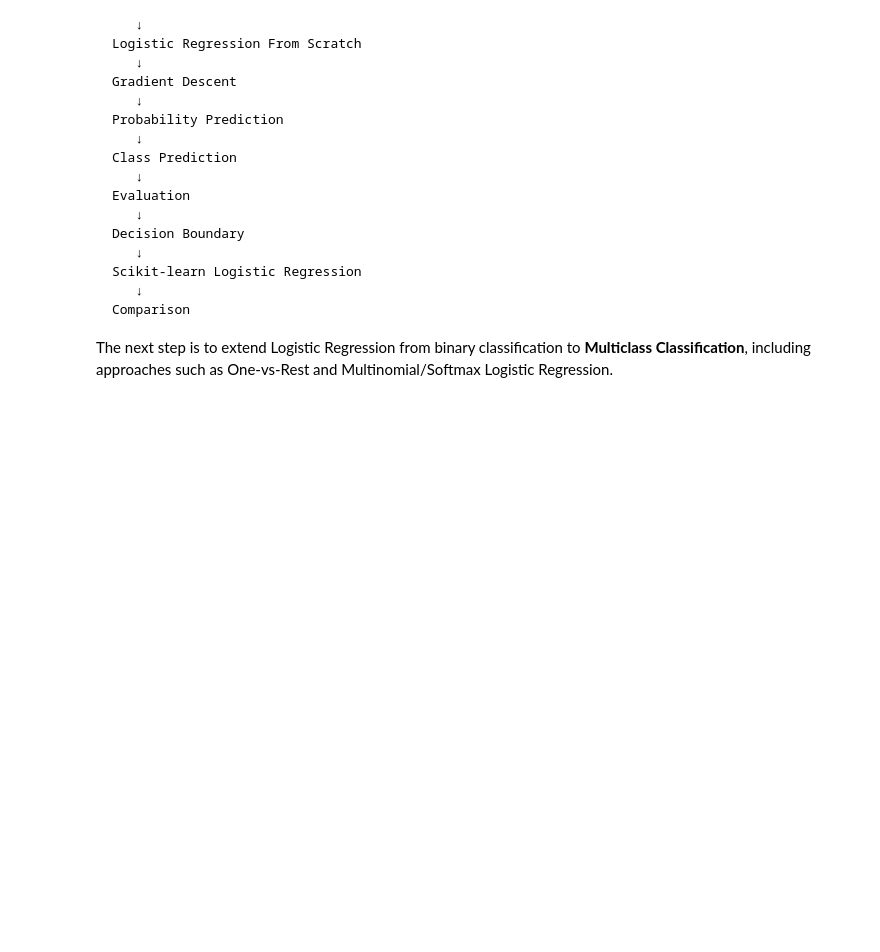
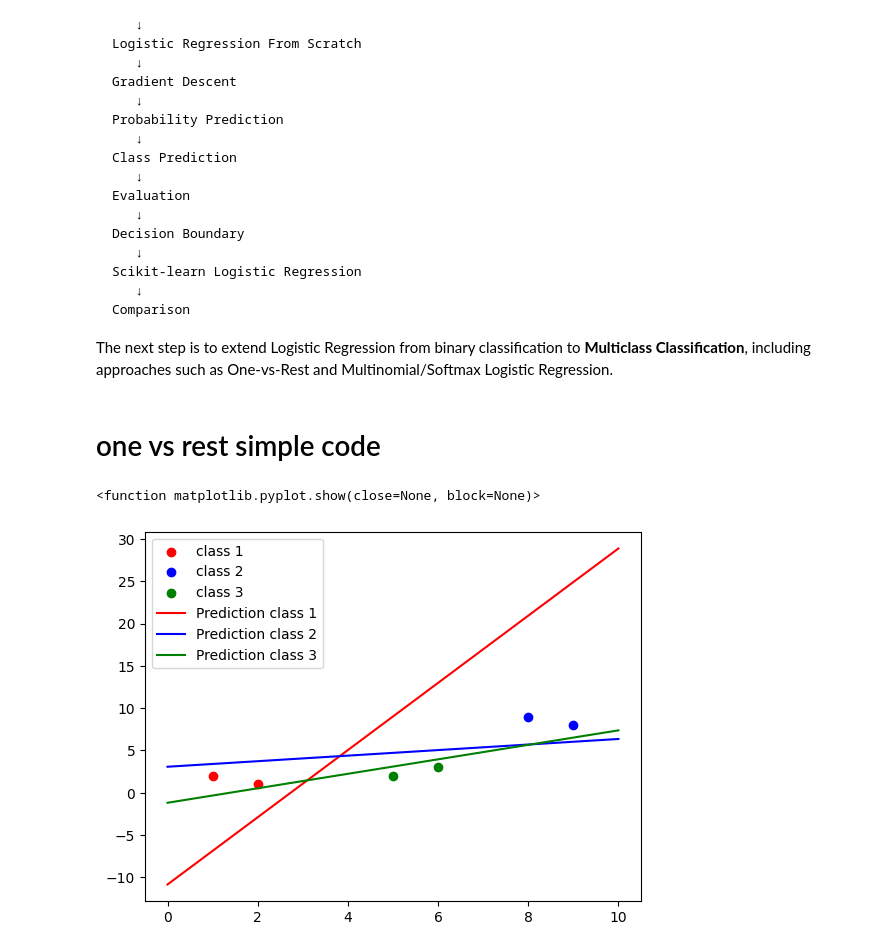
Before and after one commit to sherviiinn/My-AI-Journey, a Jupyter notebook: Machine learning/Logistic-Regression/Logestic-Regression.ipynb, the cells around one changed output. Cells and saved outputs as stored; diff of their text form; code cells hidden in the pictures; blank space fills up the shorter version.

Commit message:
Complete multiclass logistic regression

````diff
--- a/Machine learning/Logistic-Regression/Logestic-Regression.ipynb
+++ b/Machine learning/Logistic-Regression/Logestic-Regression.ipynb
@@ -944,3 +944,42 @@ Comparison
 ```
 
 The next step is to extend Logistic Regression from binary classification to **Multiclass Classification**, including approaches such as One-vs-Rest and Multinomial/Softmax Logistic Regression.
+# %% [markdown]
+# one vs rest simple code
+# %%
+import numpy as np
+X = np.array([
+    [1, 2],
+    [2, 1],
+    [8, 9],
+    [9, 8],
+    [5, 2],
+    [6, 3]
+])
+
+
+y = np.array([0, 0, 1, 1, 2, 2])
+y_class1_target = (y == 0).astype(int)
+y_class2_target = (y == 1).astype(int)
+y_class3_target = (y == 2).astype(int)
+
+w1 = logistic_regression_GD(X , y_class1_target)
+w2 = logistic_regression_GD(X , y_class2_target)
+w3 = logistic_regression_GD(X , y_class3_target)
+
+x_plot = np.linspace(0 , 10 , 200)
+x2_1 = -(w1[0] + w1[1] * x_plot) / w1[2]
+x2_2 = -(w2[0] + w2[1] * x_plot) / w2[2]
+x2_3 = -(w3[0] + w3[1] * x_plot) / w3[2]
+
+plt.scatter(X[y_class1_target == 1 , 0] , X[y_class1_target == 1 , 1] , c = "red" , label = "class 1")
+plt.scatter(X[y_class2_target == 1 , 0] , X[y_class2_target == 1 , 1] , c = "blue" , label = "class 2")
+plt.scatter(X[y_class3_target == 1 , 0] , X[y_class3_target == 1 , 1] , c = "green" , label = "class 3")
+plt.plot(x_plot , x2_1 , c = "red" , label = "Prediction class 1")
+plt.plot(x_plot , x2_2 , c = "blue" , label = "Prediction class 2")
+plt.plot(x_plot , x2_3 , c = "green" , label = "Prediction class 3")
+plt.legend()
+plt.show
+# %% [output]
+<function matplotlib.pyplot.show(close=None, block=None)>
+[figure, added]
````
Also changed, not shown: parts of 35 cells of this notebook.
